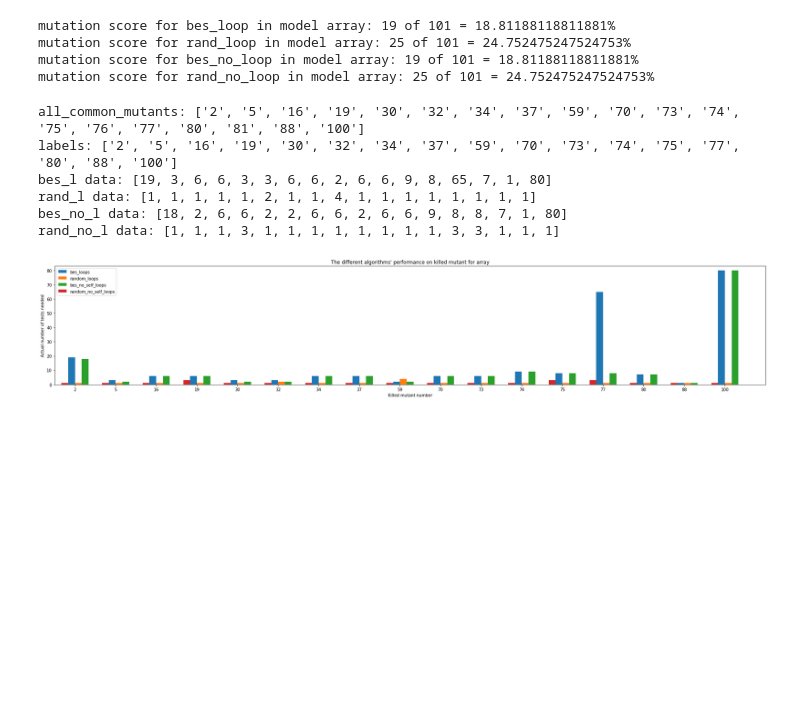
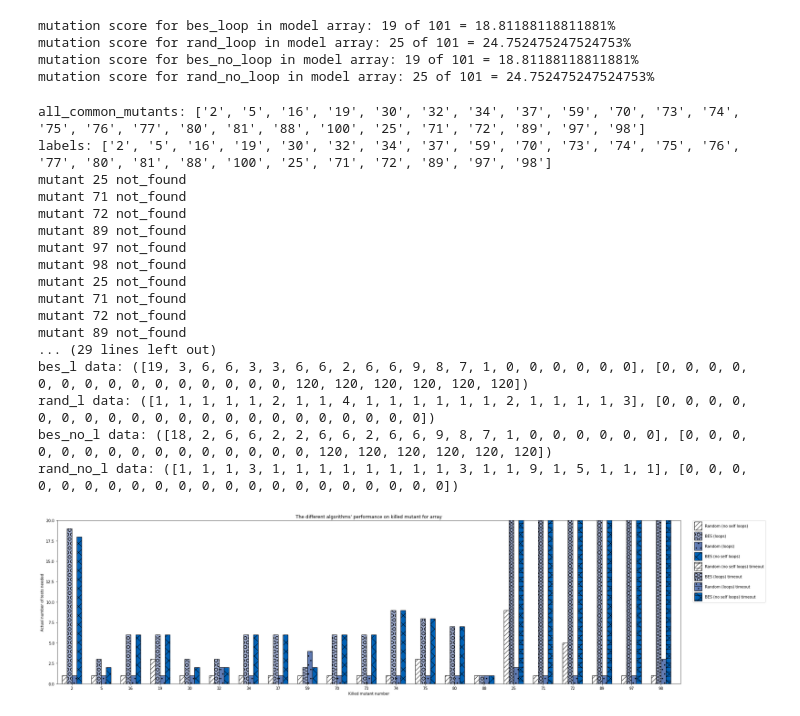
Before and after one commit to nour95/analysis, a Jupyter notebook: list_mutants/analysis/plot_array_list.ipynb, the cells around one changed output. Saved outputs shown, nothing was run; the diff lists cells and outputs as text; code cells hidden in the pictures; blank space fills up the shorter version.

Commit message:
fix mutants list

```diff
--- a/list_mutants/analysis/plot_array_list.ipynb
+++ b/list_mutants/analysis/plot_array_list.ipynb
@@ -52,8 +46,8 @@ m_lists = get_killed_mutant_all(dfs)
 d_map = {
     'bar_width' : 0.5,
     'x_distance': 3,
-    'fig_width' : 25,
-    'fig_hight' : 5,
+    'fig_width' : 27,
+    'fig_hight' : 7,
     'x_lim' : 50,
     'y_lim' : 80,
 
@@ -61,54 +55,89 @@ d_map = {
     'y_label': 'UnKnown',
     'title': f"The different algorithms' performance on killed mutant for {model_name}",
 
-    'bes_l_label': 'bes_loops',
-    'random_l_label': 'random_loops',
-    'bes_no_l_label': 'bes_no_self_loops',
-    'random_no_l_label': 'random_no_self_loops' ,
+    'bes_l_label': 'BES (loops)',
+    'random_l_label': 'Random (loops)',
+    'bes_no_l_label': 'BES (no self loops)',
+    'random_no_l_label': 'Random (no self loops)' ,
 
     'model_name': model_name,
-    'comp_type' : "unknown"
+    'comp_type' : "unknown",
+    'other': 'all'
 
 
 }
 # %%
 
 #################################
 ## Manually:
 #################################
 
 # actual_size
 
 desired_mutants = m_lists[0]    #[0:6]
+extras = np.array([25, 71, 72, 89, 97, 98])
+desired_mutants  = np.append(desired_mutants, extras)
+desired_mutants = desired_mutants.tolist()
 print(f'all_common_mutants: {desired_mutants}')
 
-y = [ x for x in desired_mutants if x not in ['76', '81'] ]
-desired_mutants = y
+# y = [ x for x in desired_mutants if x not in ['76', '81'] ]
+# desired_mutants = y
 
 
 labels = desired_mutants
 print(f'labels: {labels}')
 
 creteria =  'actual_tests'# 'time_taken' # 'actual_tests'
 
-c_lists = get_cretiera_all_desired_m(dfs, desired_mutants, creteria, 0)
+c_lists = get_cretiera_all_desired_m(dfs, desired_mutants, creteria, 0, 120)
 (bes_lo_c, rand_lo_c, bes_no_lo_c, rand_no_lo_c) = c_lists
+
+
+# latex.....
+over_bound_list = get_over_bound_element(c_lists, desired_mutants, 30)
+print(f'over_bound_list: {over_bound_list}')
+latex = latex_table_maker(creteria, over_bound_list[0])
+print("*****************************")
+print(latex)
+print("*****************************")
+print()
+
+new_desired_mutants = extract_desired_without_over_bound(desired_mutants, over_bound_list[1])
+labels = new_desired_mutants
+print(f'labels: {labels}')
+
+c_lists = get_cretiera_all_desired_m(dfs, new_desired_mutants, creteria, 0, 120)
+(bes_lo_c, rand_lo_c, bes_no_lo_c, rand_no_lo_c) = c_lists
+
+
+
 
 d_map['y_label'] = "Actual number of tests needed"
 d_map['comp_type'] = creteria
 
-d_map['x_lim'] = 51
-d_map['y_lim'] = 83
+d_map['x_lim'] = 62
+d_map['y_lim'] = 20
 
 plot_4_bars(labels, c_lists, d_map)
 # %% [output]
-all_common_mutants: ['2', '5', '16', '19', '30', '32', '34', '37', '59', '70', '73', '74', '75', '76', '77', '80', '81', '88', '100']
-labels: ['2', '5', '16', '19', '30', '32', '34', '37', '59', '70', '73', '74', '75', '77', '80', '88', '100']
-bes_l data: [19, 3, 6, 6, 3, 3, 6, 6, 2, 6, 6, 9, 8, 65, 7, 1, 80]
-rand_l data: [1, 1, 1, 1, 1, 2, 1, 1, 4, 1, 1, 1, 1, 1, 1, 1, 1]
-bes_no_l data: [18, 2, 6, 6, 2, 2, 6, 6, 2, 6, 6, 9, 8, 8, 7, 1, 80]
-rand_no_l data: [1, 1, 1, 3, 1, 1, 1, 1, 1, 1, 1, 1, 3, 3, 1, 1, 1]
+all_common_mutants: ['2', '5', '16', '19', '30', '32', '34', '37', '59', '70', '73', '74', '75', '76', '77', '80', '81', '88', '100', '25', '71', '72', '89', '97', '98']
+labels: ['2', '5', '16', '19', '30', '32', '34', '37', '59', '70', '73', '74', '75', '76', '77', '80', '81', '88', '100', '25', '71', '72', '89', '97', '98']
+mutant 25 not_found
+mutant 71 not_found
+mutant 72 not_found
+mutant 89 not_found
+mutant 97 not_found
+mutant 98 not_found
+mutant 25 not_found
+mutant 71 not_found
+mutant 72 not_found
+mutant 89 not_found
+... (29 lines left out)
+bes_l data: ([19, 3, 6, 6, 3, 3, 6, 6, 2, 6, 6, 9, 8, 7, 1, 0, 0, 0, 0, 0, 0], [0, 0, 0, 0, 0, 0, 0, 0, 0, 0, 0, 0, 0, 0, 0, 120, 120, 120, 120, 120, 120])
+rand_l data: ([1, 1, 1, 1, 1, 2, 1, 1, 4, 1, 1, 1, 1, 1, 1, 2, 1, 1, 1, 1, 3], [0, 0, 0, 0, 0, 0, 0, 0, 0, 0, 0, 0, 0, 0, 0, 0, 0, 0, 0, 0, 0])
+bes_no_l data: ([18, 2, 6, 6, 2, 2, 6, 6, 2, 6, 6, 9, 8, 7, 1, 0, 0, 0, 0, 0, 0], [0, 0, 0, 0, 0, 0, 0, 0, 0, 0, 0, 0, 0, 0, 0, 120, 120, 120, 120, 120, 120])
+rand_no_l data: ([1, 1, 1, 3, 1, 1, 1, 1, 1, 1, 1, 1, 3, 1, 1, 9, 1, 5, 1, 1, 1], [0, 0, 0, 0, 0, 0, 0, 0, 0, 0, 0, 0, 0, 0, 0, 0, 0, 0, 0, 0, 0])
-[figure, old version]
+[figure, new version]
 # %%
 # time_requierd
 
```
Also changed, not shown: parts of 3 cells of this notebook, 34 other files.
